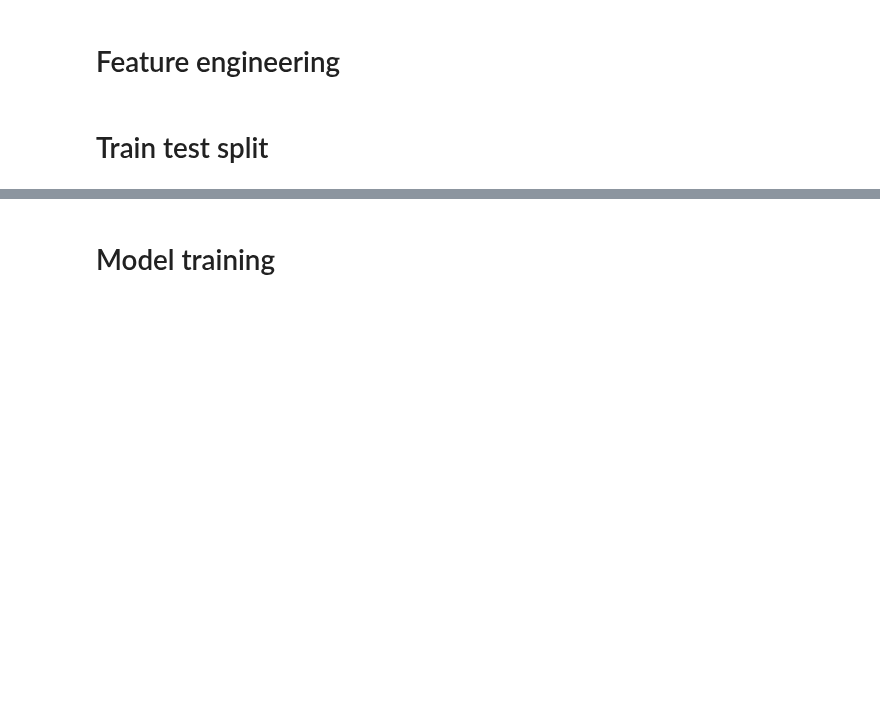
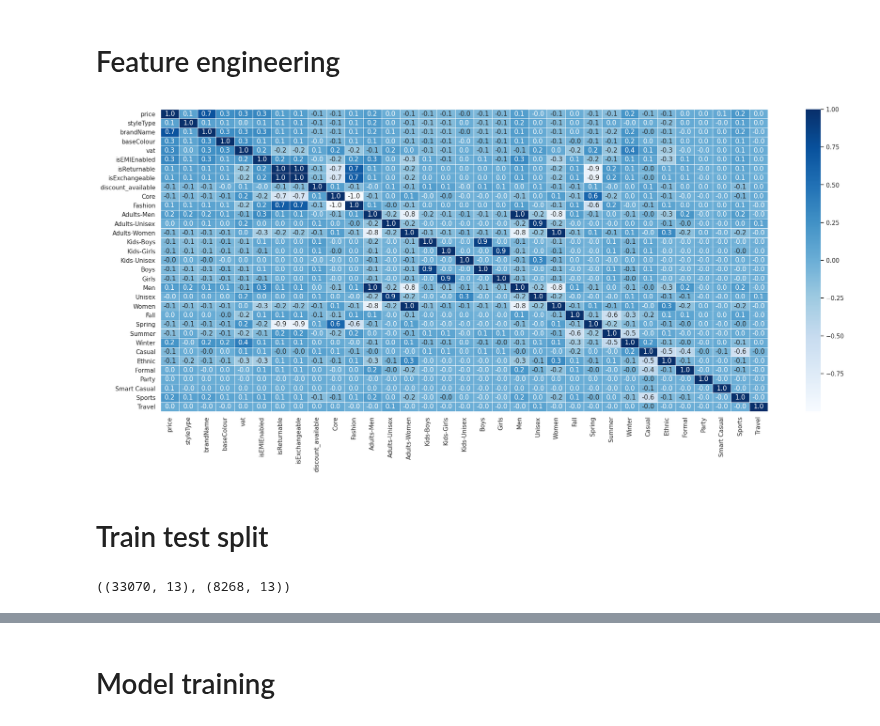
Before and after one commit to yuvraaj2002/AI_Projects, a Jupyter notebook: StyleSphere/Notebook/Predict_Price.ipynb, the cells around one changed output, grey strips where cells are left out. Drawn from its saved outputs; the diff is of its cells as text; code cells hidden in the pictures; blank space fills up the shorter version.

Commit message:
Removed some more unncessary features and did the train test split

```diff
--- a/StyleSphere/Notebook/Predict_Price.ipynb
+++ b/StyleSphere/Notebook/Predict_Price.ipynb
@@ -135,2 +242,32 @@ df.to_csv('../Dataset/clean_data_V1.csv')
+# %%
+fashiontype_encoded = pd.get_dummies(temp['fashionType'])
+ageGroup_encoded = pd.get_dummies(temp['ageGroup'])
+gender_encoded = pd.get_dummies(temp['gender'])
+season_encoded = pd.get_dummies(temp['season'])
+usage_encoded = pd.get_dummies(temp['usage'])
+# %%
+# Concatenate the encoded columns to the original DataFrame
+temp = pd.concat([temp, fashiontype_encoded,ageGroup_encoded,gender_encoded,season_encoded,usage_encoded], axis=1)
+# %%
+temp.drop(['ageGroup','gender','fashionType','season','usage'],axis=1,inplace=True)
+# %%
+temp['isEMIEnabled'] = temp['isEMIEnabled'].astype(int)
+temp['isReturnable'] = temp['isReturnable'].astype(int)
+temp['isExchangeable'] = temp['isExchangeable'].astype(int)
+temp['discount_available'] = temp['discount_available'].astype(int)
+# %%
+plt.figure(figsize=(25, 10))
+sns.heatmap(temp.corr(),annot=True,cmap="Blues", fmt=".1f",linewidth=.5)
+plt.show()
+# %% [output]
+[figure, added]
 # %% [markdown]
 # Train test split
+# %%
+X = df.drop(['price'],axis=1)
+y = df['price']
+
+X_train,X_test,y_train,y_test = train_test_split(X,y,train_size=0.8)
+X_train.shape,X_test.shape
+# %% [output]
+((33070, 13), (8268, 13))
```
Also changed, not shown: parts of 24 cells of this notebook.
